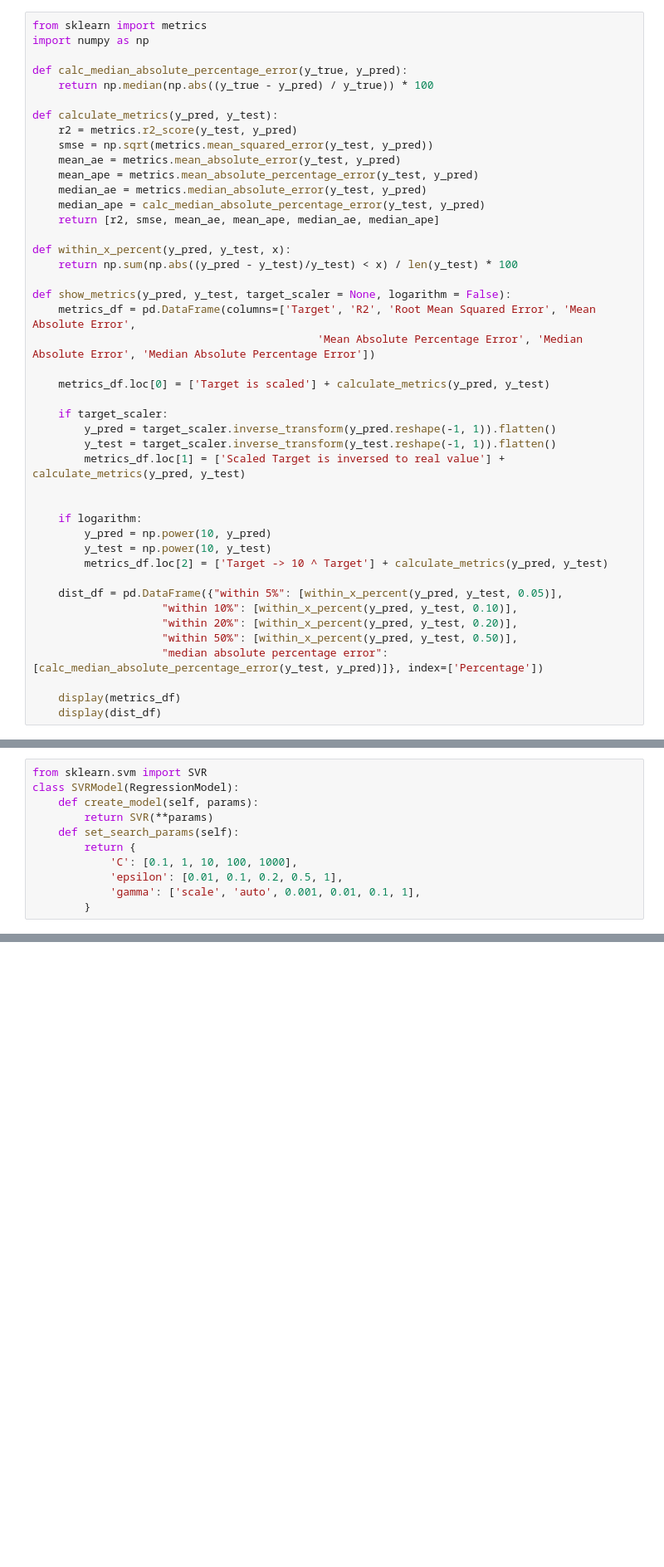
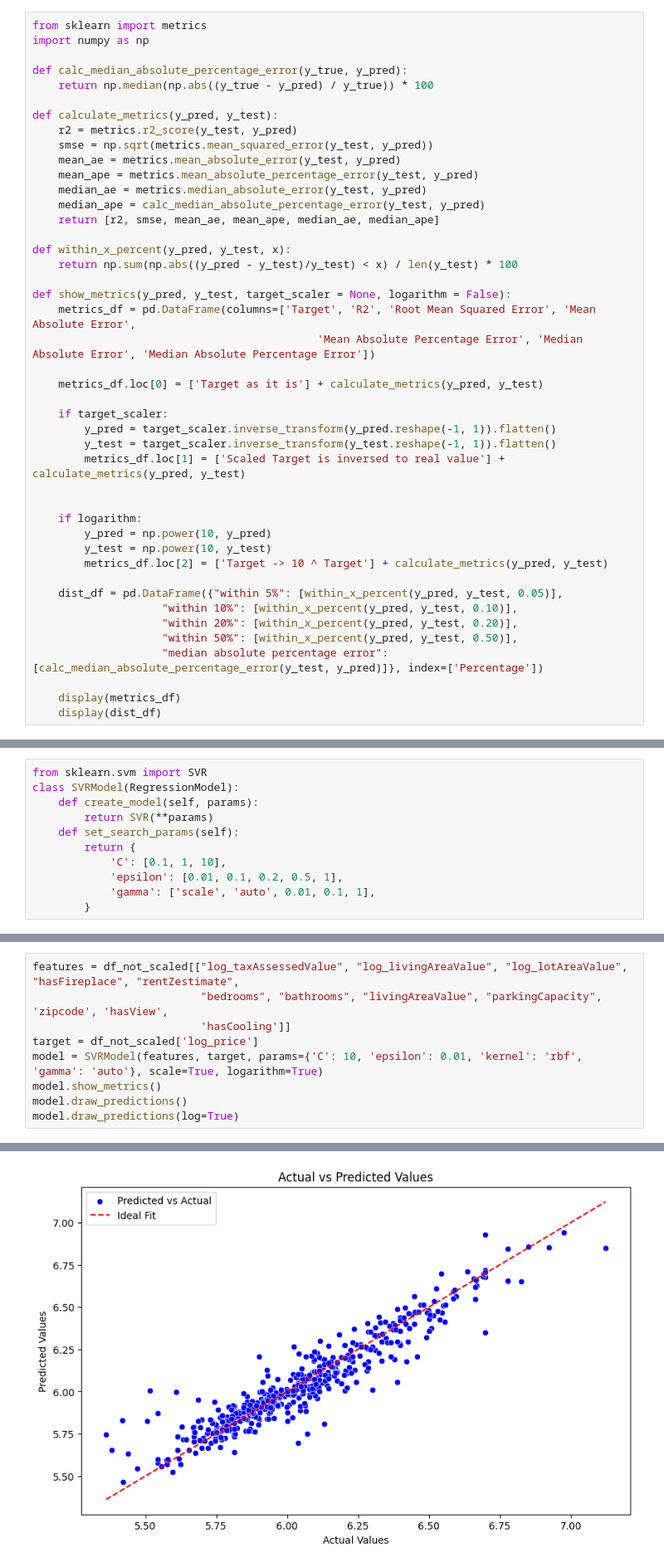
Before and after one commit to MAmin-y/House-price-analysis-and-prediction-LA-2024, a Jupyter notebook: Phase2/svr.ipynb, the cells around one changed output, grey strips where cells are left out. Shown at 83% size. Drawn from its saved outputs; the diff is of its cells as text; blank space fills up the shorter version.

```diff
--- a/Phase2/svr.ipynb
+++ b/Phase2/svr.ipynb
@@ -46,7 +32,7 @@ def show_metrics(y_pred, y_test, target_scaler = None, logarithm = False):
     metrics_df = pd.DataFrame(columns=['Target', 'R2', 'Root Mean Squared Error', 'Mean Absolute Error',
                                             'Mean Absolute Percentage Error', 'Median Absolute Error', 'Median Absolute Percentage Error'])
 
-    metrics_df.loc[0] = ['Target is scaled'] + calculate_metrics(y_pred, y_test)
+    metrics_df.loc[0] = ['Target as it is'] + calculate_metrics(y_pred, y_test)
 
     if target_scaler:
         y_pred = target_scaler.inverse_transform(y_pred.reshape(-1, 1)).flatten()
@@ -155,14 +141,3 @@ class RegressionModel(ABC):
                 'Importance': perm_importance.importances_mean
             })
         display(feature_importances_df.sort_values(by='Importance', ascending=False))
-# %%
-from sklearn.svm import SVR
-class SVRModel(RegressionModel):
-    def create_model(self, params):
-        return SVR(**params)
-    def set_search_params(self):
-        return {
-            'C': [0.1, 1, 10, 100, 1000],
-            'epsilon': [0.01, 0.1, 0.2, 0.5, 1],
-            'gamma': ['scale', 'auto', 0.001, 0.01, 0.1, 1],
-        }
@@ -381,0 +150,11 @@ Notes:
+# %%
+from sklearn.svm import SVR
+class SVRModel(RegressionModel):
+    def create_model(self, params):
+        return SVR(**params)
+    def set_search_params(self):
+        return {
+            'C': [0.1, 1, 10],
+            'epsilon': [0.01, 0.1, 0.2, 0.5, 1],
+            'gamma': ['scale', 'auto', 0.01, 0.1, 1],
+        }
@@ -381,0 +214,10 @@ Notes:
+# %%
+features = df_not_scaled[["log_taxAssessedValue", "log_livingAreaValue", "log_lotAreaValue", "hasFireplace", "rentZestimate",
+                          "bedrooms", "bathrooms", "livingAreaValue", "parkingCapacity", 'zipcode', 'hasView',
+                          'hasCooling']]
+target = df_not_scaled['log_price']
+model = SVRModel(features, target, params={'C': 10, 'epsilon': 0.01, 'kernel': 'rbf', 'gamma': 'auto'}, scale=True, logarithm=True)
+model.show_metrics()
+model.draw_predictions()
+model.draw_predictions(log=True)
+# %% [output]
@@ -381,0 +230 @@ Notes:
+[figure, added]
```
Also changed, not shown: parts of 37 cells of this notebook, 1 other file.
